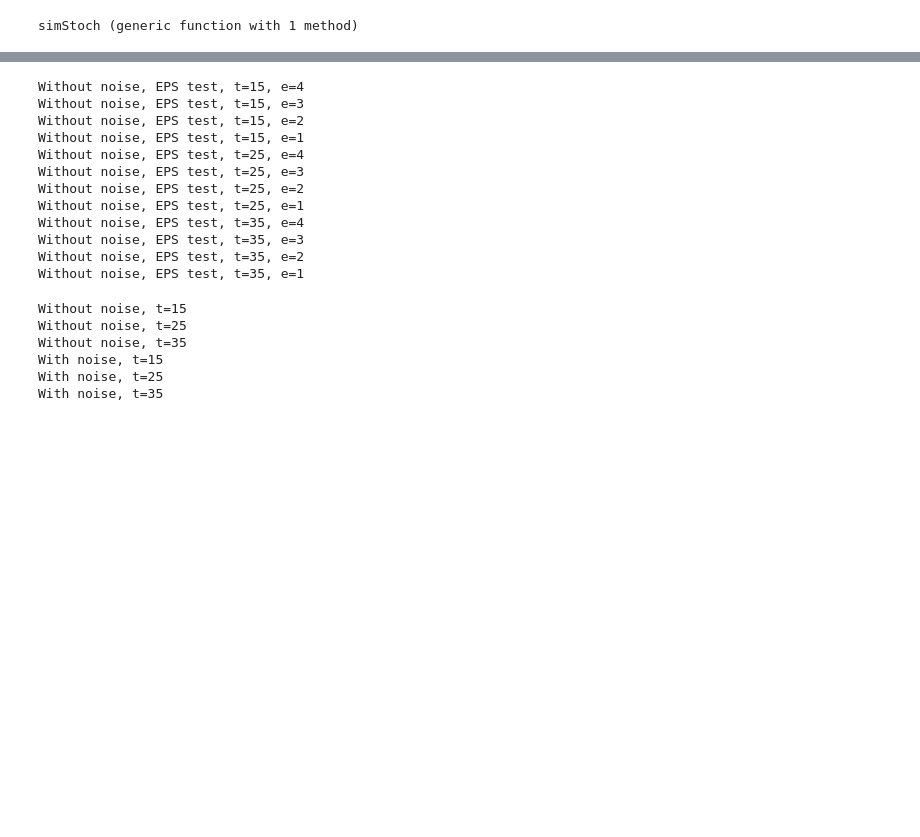
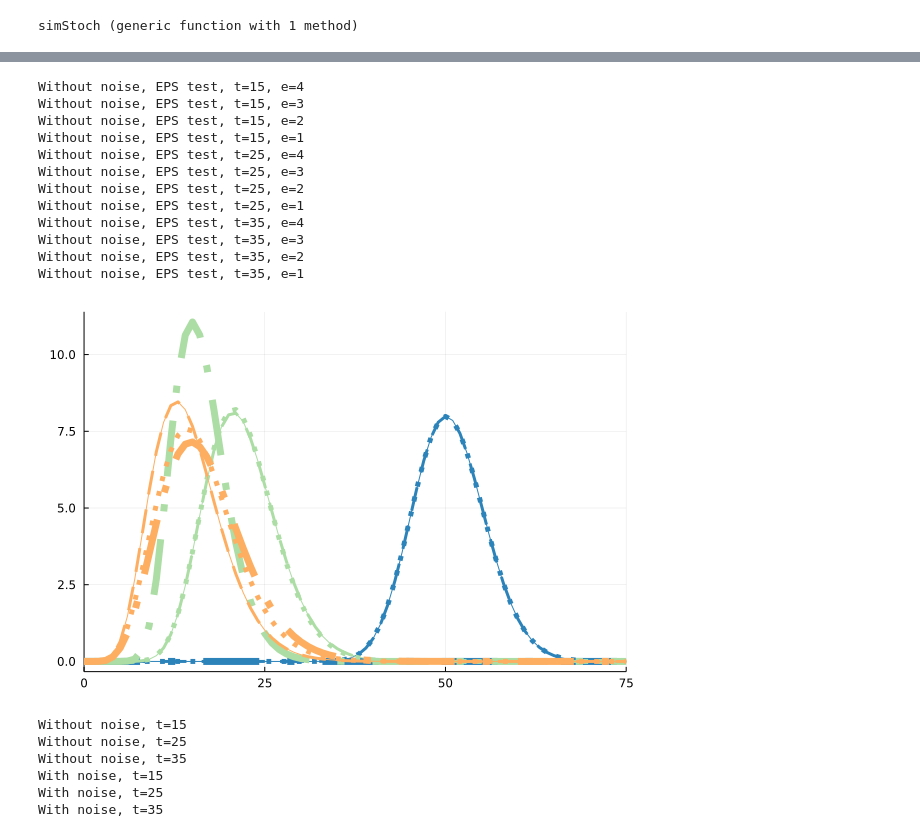
Before and after one commit to kerguler/Population.jl, a Jupyter notebook: docs/demo.ipynb, the cells around one changed output, grey strips where cells are left out. Saved outputs shown, nothing was run; the diff lists cells and outputs as text; code cells hidden in the pictures; blank space fills up the shorter version.

```diff
--- a/docs/demo.ipynb
+++ b/docs/demo.ipynb
@@ -150,7 +155,7 @@ k = mu ./ theta
 xri = collect(0:199)
 xr = collect(0:0.01:50)
 
-a = Population(PopDataDet())
+a = sPop2(PopDataDet())
 AddProcess(a, AccErlang())
 AddPop(a, 100.0)
 
@@ -217,7 +225,7 @@ function sim(mu, sd, rep=1, eps=4, verbose=0)
         if verbose == 1
             println("Rep ", r); flush(stdout)
         end
-        a = Population(PopDataDet())
+        a = sPop2(PopDataDet())
         AddProcess(a, AccErlang())
         AddPop(a,100.0)
         ret = [0 NaN GetPop(a) 0.0]
@@ -241,33 +249,34 @@ function sim(mu, sd, rep=1, eps=4, verbose=0)
     tmp = [0.0; 0.0; 0.0; 0.0]
     for i in 1:size(rets)[1]
         tmp = hcat(tmp, vcat(rets[i,1,1],quantile(rets[i,4,:],[0.05,0.5,0.95])))
     end
     tmp = transpose(tmp[:,2:end])
     return tmp
 end
 
 plot([0 100], [0 10], label=:none)
 for t in temp
     for e in 4:-1:1
         println("Without noise, EPS test, t=",t,", e=",e); flush(stdout)
         s = sim(t, 0.0, 1, e, false)
         plot!(s[:,1],s[:,4], c=clscl[t], lw=2*(4-e)+1, ls=[:dashdot :dot :dash :solid][e], label=:none)
     end
 end
 display(xlims!(0,75))
 # %% [output]
 Without noise, EPS test, t=15, e=4
 Without noise, EPS test, t=15, e=3
 Without noise, EPS test, t=15, e=2
 Without noise, EPS test, t=15, e=1
 Without noise, EPS test, t=25, e=4
 Without noise, EPS test, t=25, e=3
 Without noise, EPS test, t=25, e=2
 Without noise, EPS test, t=25, e=1
 Without noise, EPS test, t=35, e=4
 Without noise, EPS test, t=35, e=3
 Without noise, EPS test, t=35, e=2
 Without noise, EPS test, t=35, e=1
+[figure, added]
 # %%
 dets = Dict()
 for t in temp
```
Also changed, not shown: parts of 8 cells of this notebook, 6 other files.
